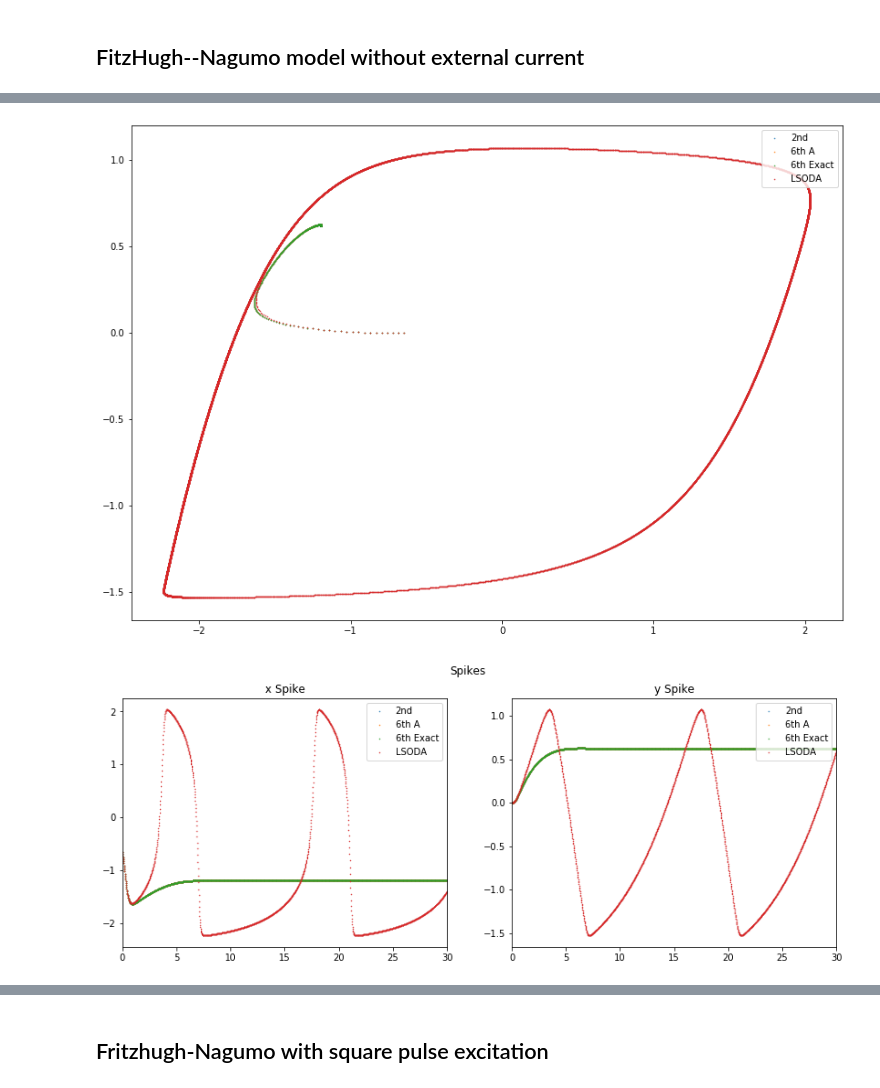
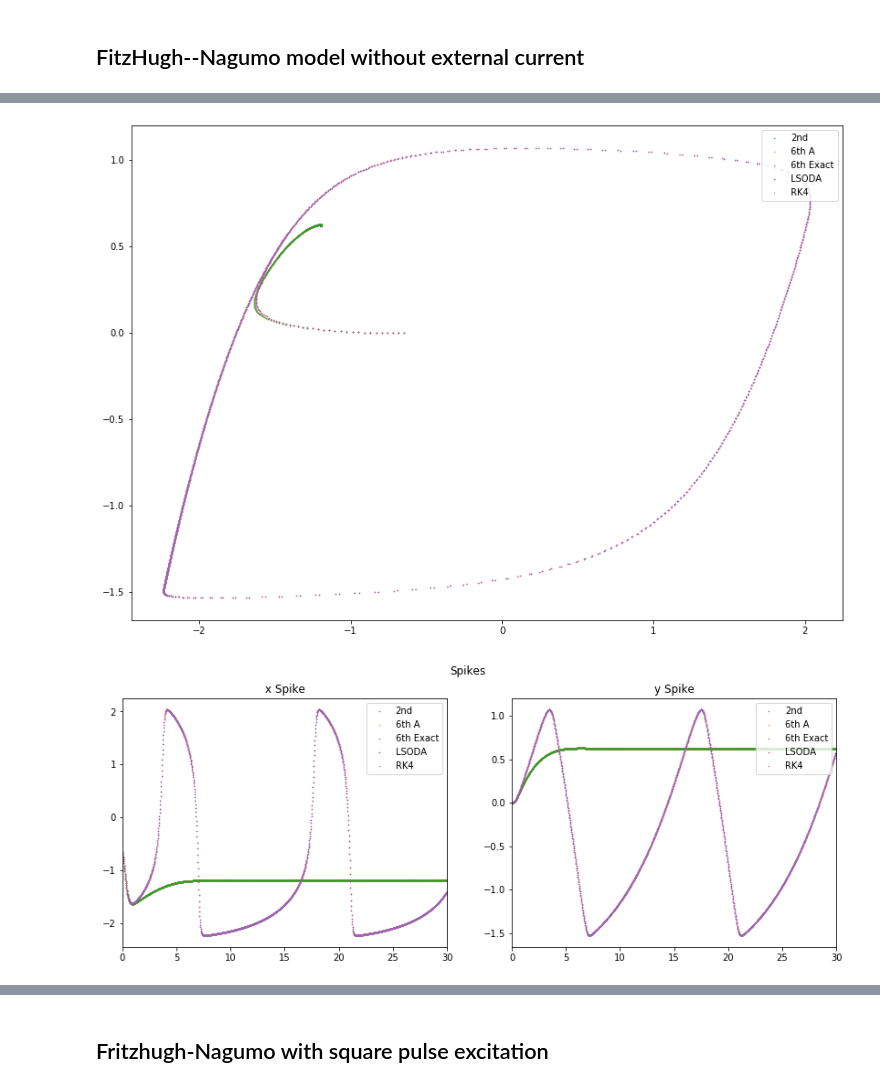
Before and after one commit to fzadra/VanDerPolContact, a Jupyter notebook: FitzHugh-Nagumo models.ipynb, the cells around one changed output, grey strips where cells are left out. Drawn from its saved outputs; the diff is of its cells as text; code cells hidden in the pictures.

```diff
--- a/FitzHugh-Nagumo models.ipynb
+++ b/FitzHugh-Nagumo models.ipynb
@@ -26,7 +66,7 @@ def err(x, y):
 # %% [markdown]
 ## FitzHugh--Nagumo model without external current
 # %%
-a,b,c=0.7,0.8,3.0
+a,b,c=0.7,0.8,3
 x0,y0=-0.650,0
 
 def ivp_neu(z=lambda _:0.0):
@@ -40,7 +80,7 @@ y_init, params = [x0, y0], (a,b,c)
 frinag=lm.FitzHughNagumo(a,b,c, forcing=lambda _: 0, dforcing=lambda _: 0)
 q0,p0,s0=x0, 0, frinag.xytos(x0,y0)
 # %%
-tspan = np.arange(0, 500, 0.02)
+tspan = np.arange(0, 30, 0.02)
 
 sol, sols, _ = ic.integrate(li.step1, frinag, tspan, p0, q0, s0)
 solm, solms, _ = ic.integrate(step6, frinag, tspan, p0, q0, s0)
@@ -52,0 +93,4 @@ Number of function evaluations: 253243, number of Jacobian evaluations: 6183
+# %%
+d = ivp_neu()
+derivs = lambda t, y: d(y,t,a,b,c)
+srk = _rk4(derivs, y_init, tspan)
@@ -53,13 +102,15 @@ Number of function evaluations: 253243, number of Jacobian evaluations: 6183
 # %%
 plt.figure(figsize=(14,10))
 plt.plot(sol[:,1], frinag.qstoy(sol[:,1],sols), '.',markersize=1,label="2nd")
 plt.plot(solm[:,1], frinag.qstoy(solm[:,1],solms),'.',markersize=1,label="6th A")
 plt.plot(sol1[:,1], frinag.qstoy(sol1[:,1],sol1s),'.',markersize=1,label="6th Exact")
 plt.plot(y_odeint[:, 0], y_odeint[:, 1], '.',markersize=1,label="LSODA")
+plt.plot(srk[:,0], srk[:,1],'.',markersize=1,label="RK4")
+
 plt.legend(loc="upper right")
 plt.show()
 # %% [output]
-[figure, old version]
+[figure, new version]
 # %%
 plt.figure(figsize=(14,5))
 plt.suptitle("Spikes")
@@ -69,6 +120,7 @@ plt.plot(tspan, sol[:,1], '.',markersize=1,label="2nd")
 plt.plot(tspan, solm[:,1],'.',markersize=1,label="6th A")
 plt.plot(tspan, sol1[:,1],'.',markersize=1,label="6th Exact")
 plt.plot(tspan, y_odeint[:, 0], '.',markersize=1,label="LSODA")
+plt.plot(tspan, srk[:,0],'.',markersize=1,label="RK4")
 plt.xlim((0,30))
 plt.legend(loc="upper right")
 
@@ -78,12 +130,13 @@ plt.plot(tspan, frinag.qstoy(sol[:,1],sols), '.',markersize=1,label="2nd")
 plt.plot(tspan, frinag.qstoy(solm[:,1],solms),'.',markersize=1,label="6th A")
 plt.plot(tspan, frinag.qstoy(sol1[:,1],sol1s),'.',markersize=1,label="6th Exact")
 plt.plot(tspan, y_odeint[:, 1], '.',markersize=1,label="LSODA")
+plt.plot(tspan, srk[:,1],'.',markersize=1,label="RK4")
 plt.xlim((0,30))
 plt.legend(loc="upper right")
 
 plt.show()
 # %% [output]
-[figure, old version]
+[figure, new version]
 # %%
 plt.figure(figsize=(14,10))
 
```
Also changed, not shown: parts of 6 cells of this notebook, 1 other file.
